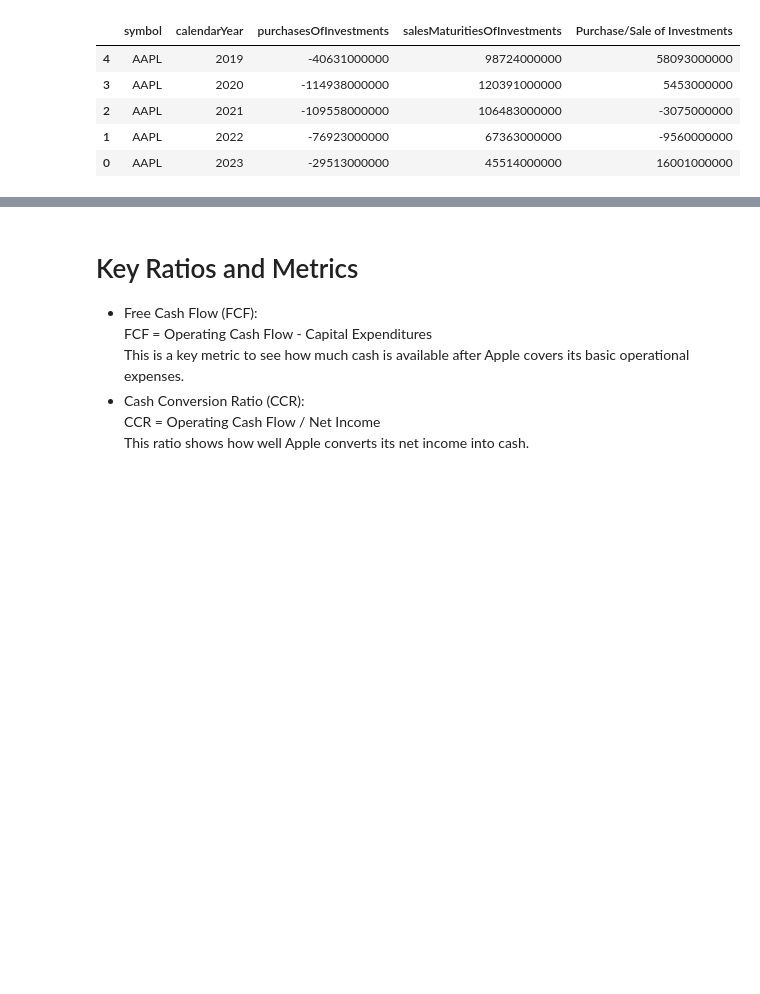
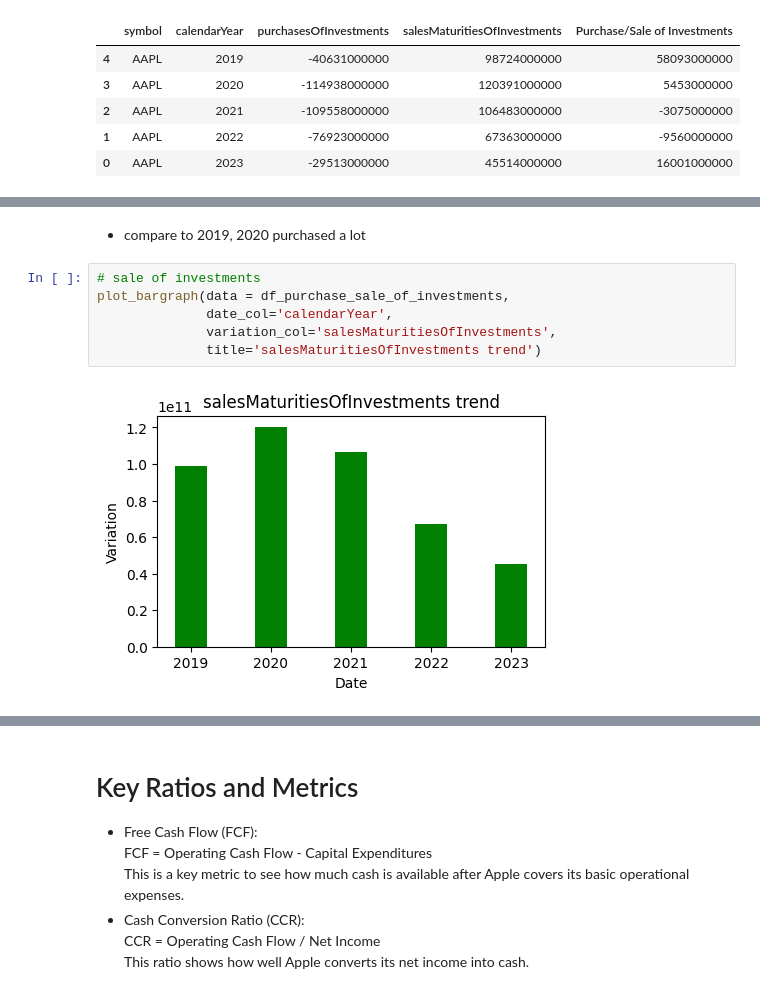
Before and after one commit to chiseanchang0727/financial-report-crawler, a Jupyter notebook: test_region/cashflow_analyzie.ipynb, the cells around one changed output, grey strips where cells are left out. Saved outputs shown, nothing was run; the diff lists cells and outputs as text; blank space fills up the shorter version.

```diff
--- a/test_region/cashflow_analyzie.ipynb
+++ b/test_region/cashflow_analyzie.ipynb
@@ -361,0 +382,10 @@ df_purchase_sale_of_investments
+# %% [markdown]
+- compare to 2019, 2020 purchased a lot
+# %%
+# sale of investments
+plot_bargraph(data = df_purchase_sale_of_investments,
+              date_col='calendarYear',
+              variation_col='salesMaturitiesOfInvestments',
+              title='salesMaturitiesOfInvestments trend')
+# %% [output]
+[figure, added]
```
Also changed, not shown: parts of 17 cells of this notebook.
